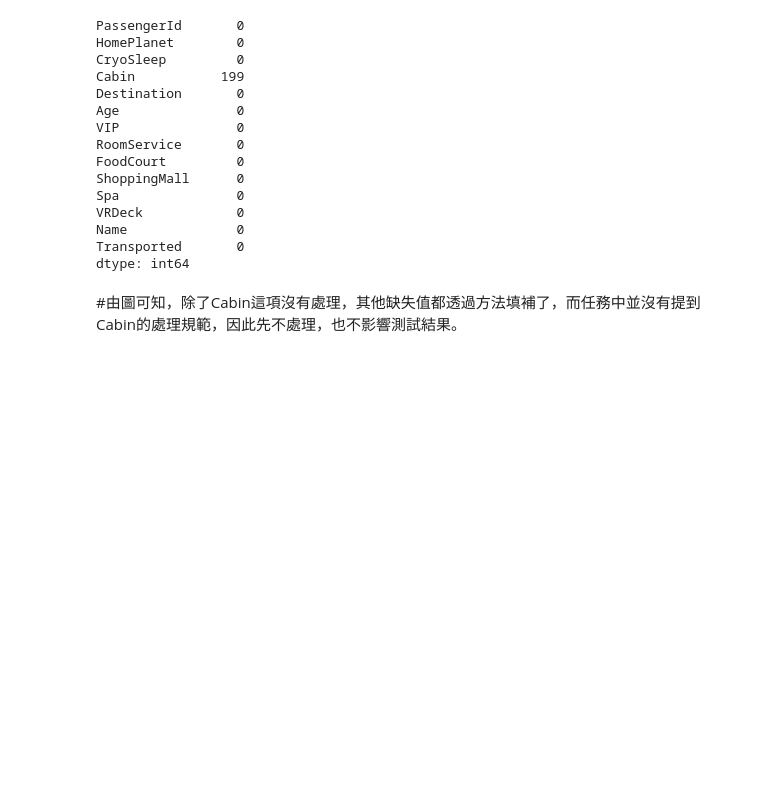
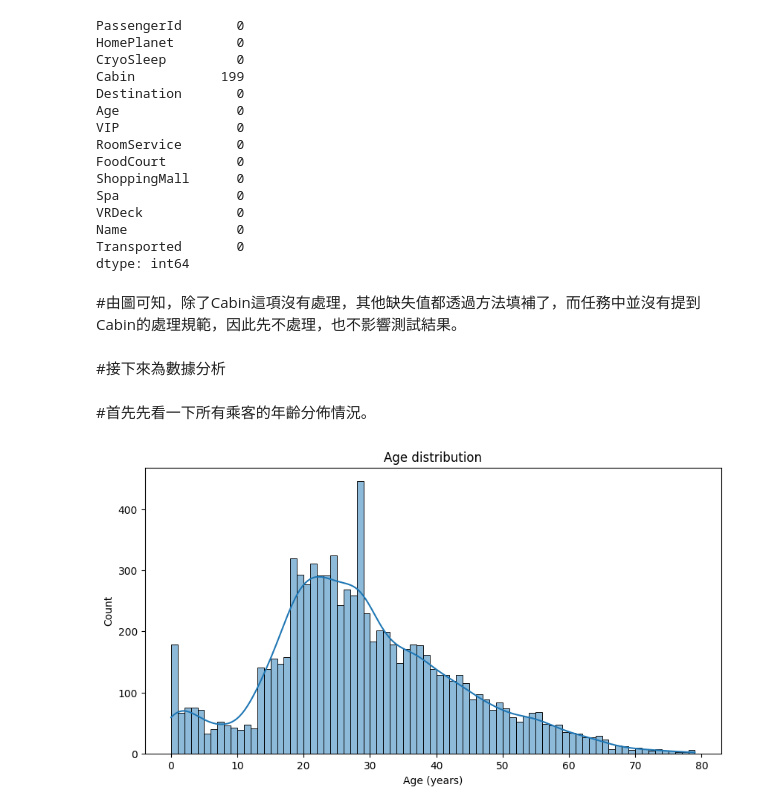
Before and after one commit to Olaf0015/111108007, a Jupyter notebook: 111108007.ipynb, the cells around one changed output. Drawn from its saved outputs; the diff is of its cells as text; code cells hidden in the pictures; blank space fills up the shorter version.

```diff
--- a/111108007.ipynb
+++ b/111108007.ipynb
@@ -239,3 +239,14 @@ Transported       0
 dtype: int64
 # %% [markdown]
 #由圖可知，除了Cabin這項沒有處理，其他缺失值都透過方法填補了，而任務中並沒有提到Cabin的處理規範，因此先不處理，也不影響測試結果。
+# %% [markdown]
+#接下來為數據分析
+# %% [markdown]
+#首先先看一下所有乘客的年齡分佈情況。
+# %%
+plt.figure(figsize=(10, 5))
+sns.histplot(data=train, x='Age', binwidth=1, kde=True)
+plt.title('Age distribution')
+plt.xlabel('Age (years)');
+# %% [output]
+[figure, added]
```
Also changed, not shown: parts of 19 cells of this notebook, 2 other files.
